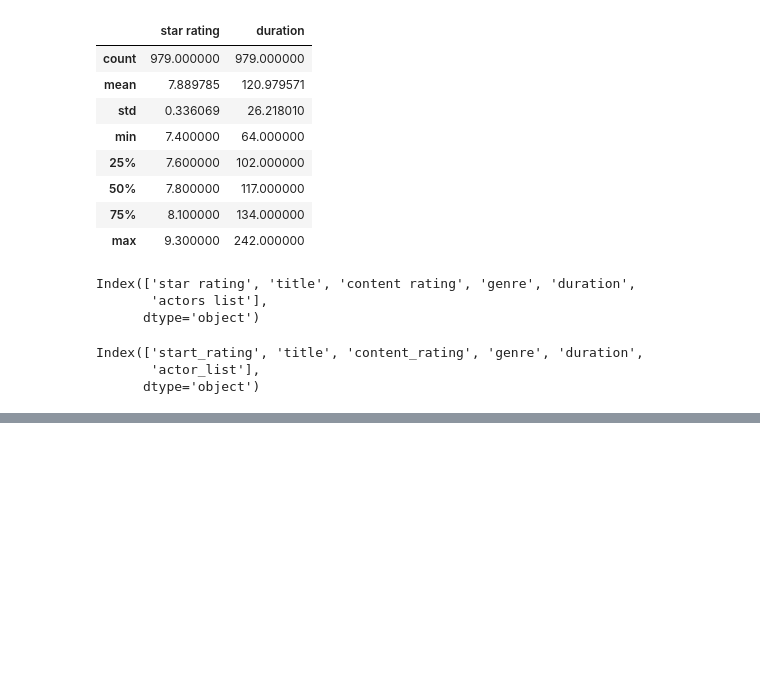
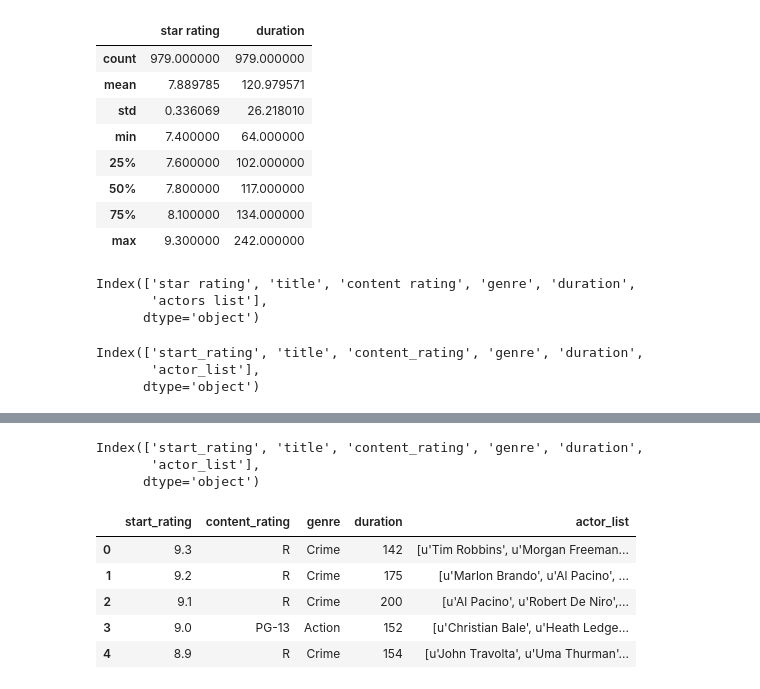
Before and after one commit to diegopmayer/python, a Jupyter notebook: pandas/data-manipulation-pandas.ipynb, the cells around one changed output, grey strips where cells are left out. Saved outputs shown, nothing was run; the diff lists cells and outputs as text; code cells hidden in the pictures; blank space fills up the shorter version.

```diff
--- a/pandas/data-manipulation-pandas.ipynb
+++ b/pandas/data-manipulation-pandas.ipynb
@@ -316,3 +316,20 @@ Index(['start_rating', 'title', 'content_rating', 'genre', 'duration',
       dtype='object')
 # %%
 filmes.columns = filmes.columns.str.replace(' ', '_')
+# %%
+filmes.columns
+# %% [output]
+Index(['start_rating', 'title', 'content_rating', 'genre', 'duration',
+       'actor_list'],
+      dtype='object')
+# %%
+filmes01 = filmes.drop('title', axis=1)
+# %%
+filmes01.head()
+# %% [output]
+|  | start_rating | content_rating | genre | duration | actor_list |
+| 0 | 9.3 | R | Crime | 142 | [u'Tim Robbins', u'Morgan Freeman... |
+| 1 | 9.2 | R | Crime | 175 | [u'Marlon Brando', u'Al Pacino', ... |
+| 2 | 9.1 | R | Crime | 200 | [u'Al Pacino', u'Robert De Niro',... |
+| 3 | 9.0 | PG-13 | Action | 152 | [u'Christian Bale', u'Heath Ledge... |
+| 4 | 8.9 | R | Crime | 154 | [u'John Travolta', u'Uma Thurman'... |
```
Also changed, not shown: parts of 11 cells of this notebook.
